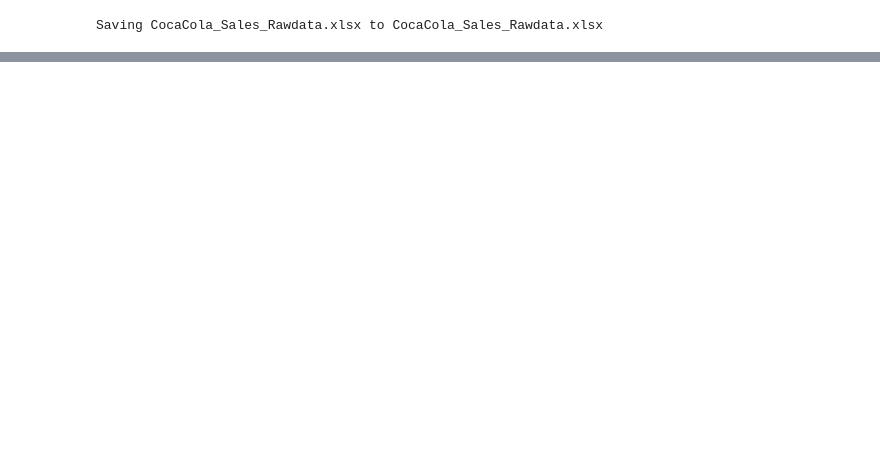
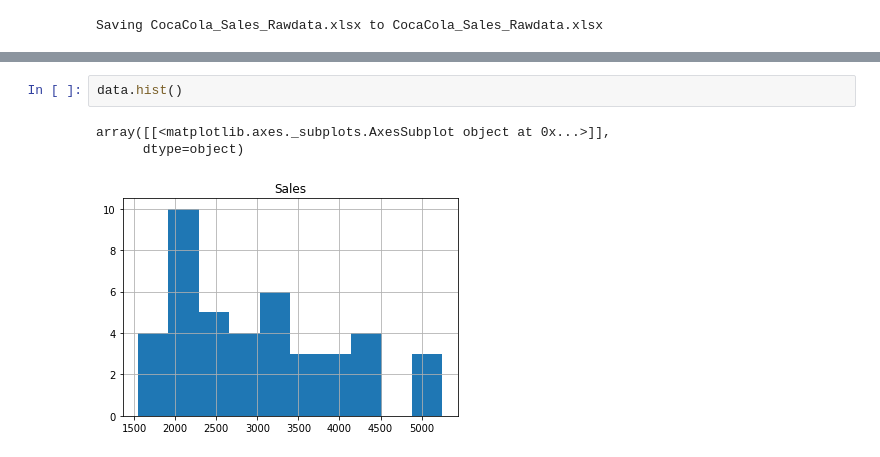
Before and after one commit to SurajLahariya/DS_learning, a Jupyter notebook: Assignment_18_Forecasting_(CocaCola_sales_).ipynb, the cells around one changed output, grey strips where cells are left out. Cells and saved outputs as stored; diff of their text form; blank space fills up the shorter version.

```diff
--- a/Assignment_18_Forecasting_(CocaCola_sales_).ipynb
+++ b/Assignment_18_Forecasting_(CocaCola_sales_).ipynb
@@ -368,0 +70,6 @@ print(rmse)
+# %%
+data.hist()
+# %% [output]
+array([[<matplotlib.axes._subplots.AxesSubplot object at 0x...>]],
+      dtype=object)
+[figure, added]
```
Also changed, not shown: parts of 100 cells of this notebook.
